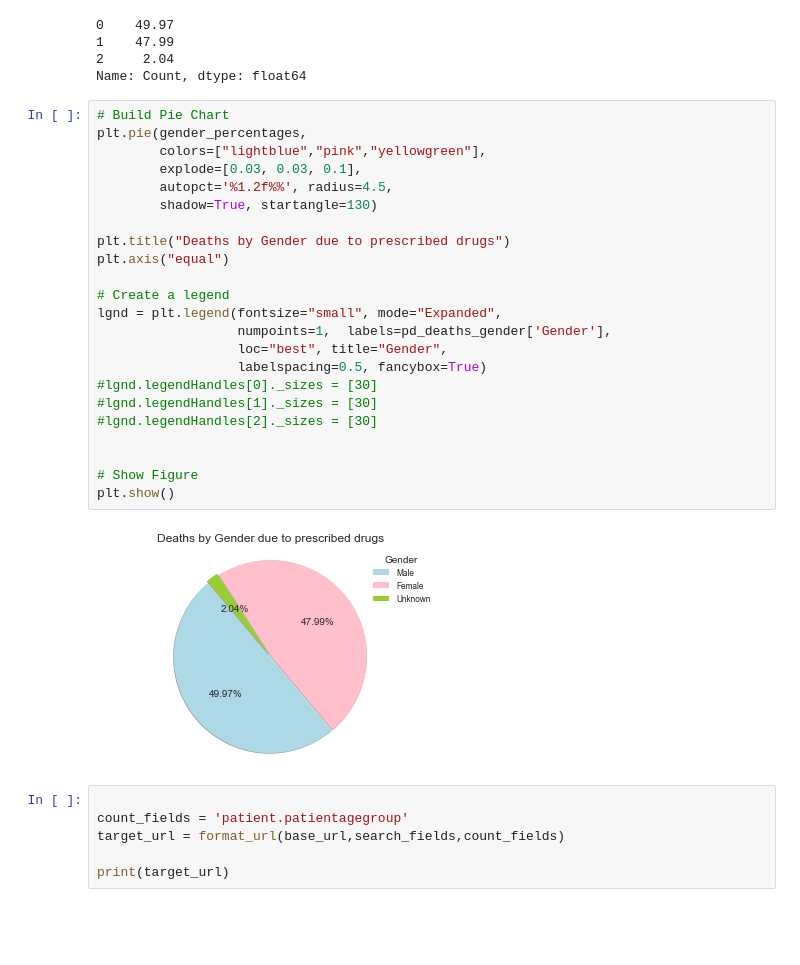
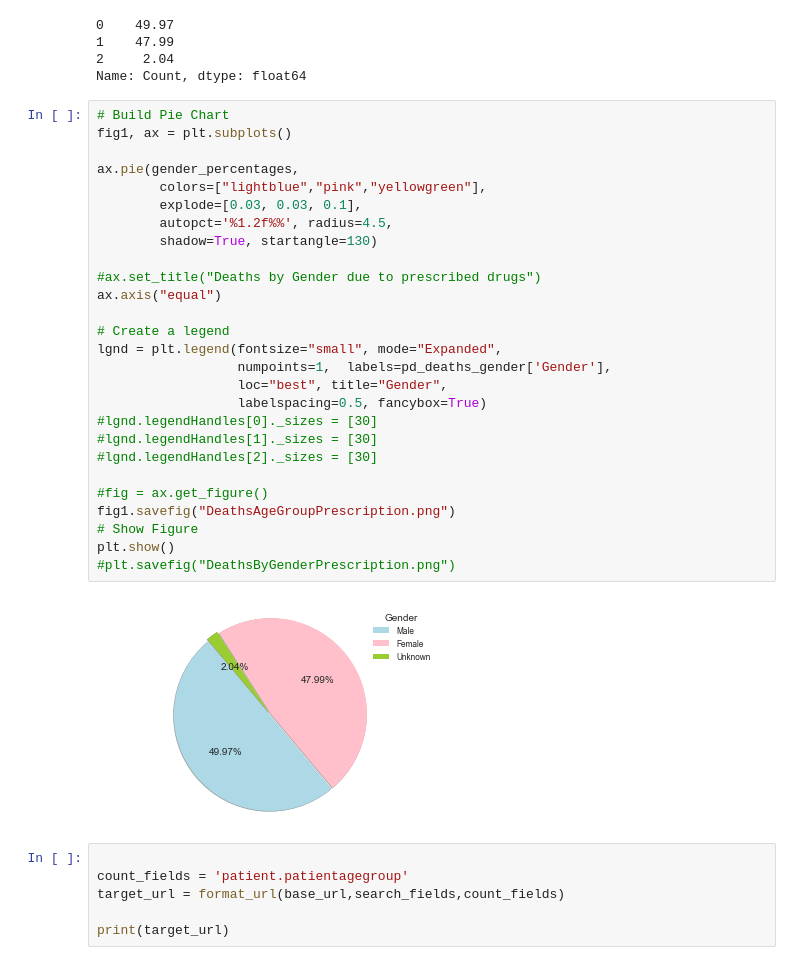
Before and after one commit to DataSteph/Opioid-Analysis-, a Jupyter notebook: FDAApi.ipynb, the cells around one changed output. Saved outputs shown, nothing was run; the diff lists cells and outputs as text; blank space fills up the shorter version.

```diff
--- a/FDAApi.ipynb
+++ b/FDAApi.ipynb
@@ -82,29 +82,33 @@ gender_percentages
 Name: Count, dtype: float64
 # %%
 # Build Pie Chart
-plt.pie(gender_percentages,
+fig1, ax = plt.subplots()
+
+ax.pie(gender_percentages,
         colors=["lightblue","pink","yellowgreen"],
         explode=[0.03, 0.03, 0.1],
         autopct='%1.2f%%', radius=4.5,
         shadow=True, startangle=130)
 
-plt.title("Deaths by Gender due to prescribed drugs")
-plt.axis("equal")
+#ax.set_title("Deaths by Gender due to prescribed drugs")
+ax.axis("equal")
 
 # Create a legend
 lgnd = plt.legend(fontsize="small", mode="Expanded",
                   numpoints=1,  labels=pd_deaths_gender['Gender'],
                   loc="best", title="Gender",
                   labelspacing=0.5, fancybox=True)
 #lgnd.legendHandles[0]._sizes = [30]
 #lgnd.legendHandles[1]._sizes = [30]
 #lgnd.legendHandles[2]._sizes = [30]
 
-
+#fig = ax.get_figure()
+fig1.savefig("DeathsAgeGroupPrescription.png")
 # Show Figure
 plt.show()
+#plt.savefig("DeathsByGenderPrescription.png")
 # %% [output]
-[figure, old version]
+[figure, new version]
 # %%
 
 count_fields = 'patient.patientagegroup'
```
Also changed, not shown: parts of 3 cells of this notebook, 2 other files.
